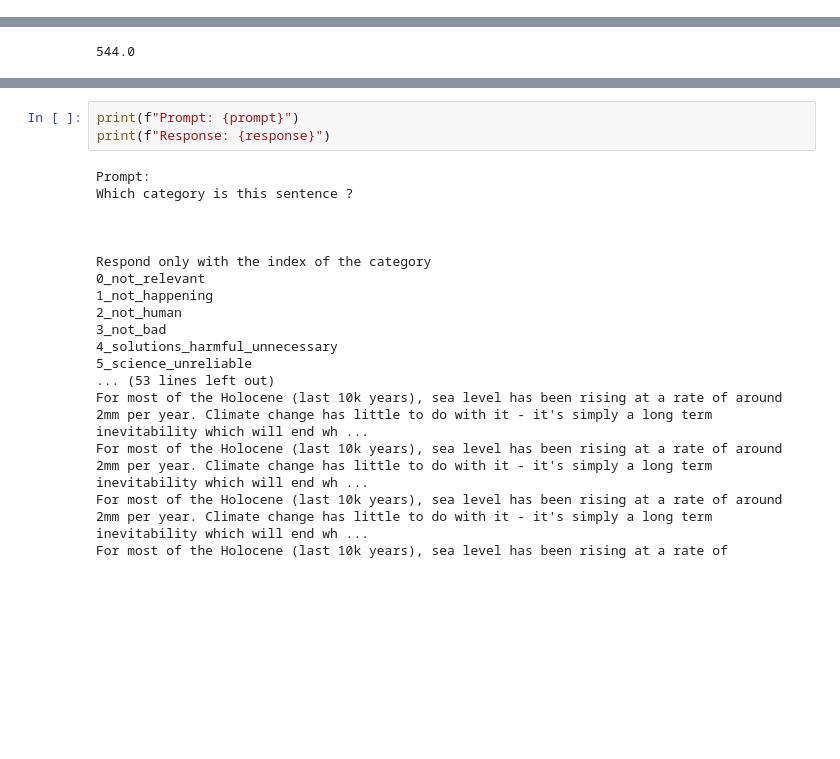
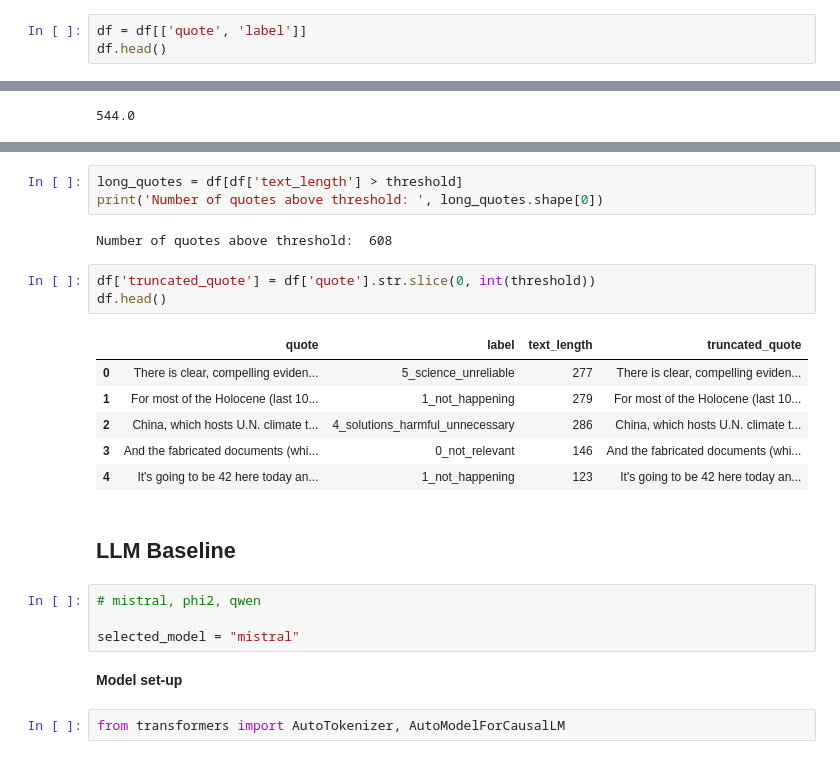
Before and after one commit to Arivima/frugal-ai-challenge, a Jupyter notebook: training/Baseline_text_LLM.ipynb, the cells around one changed output, grey strips where cells are left out. Drawn from its saved outputs; the diff is of its cells as text; blank space fills up the shorter version.

```diff
--- a/training/Baseline_text_LLM.ipynb
+++ b/training/Baseline_text_LLM.ipynb
@@ -46,3 +42,6 @@ df.head()
 df.columns
 # %% [output]
 Index(['quote', 'label', 'source', 'url', 'language', 'subsource', 'id'], dtype='object')
+# %%
+df = df[['quote', 'label']]
+df.head()
@@ -560,21 +133,25 @@ Wall time: 12min 18s
-# %%
-print(f"Prompt: {prompt}")
-print(f"Response: {response}")
-# %% [output]
-Prompt:
-Which category is this sentence ?
-
-
-
-Respond only with the index of the category
-0_not_relevant
-1_not_happening
-2_not_human
-3_not_bad
-4_solutions_harmful_unnecessary
-5_science_unreliable
-... (53 lines left out)
-For most of the Holocene (last 10k years), sea level has been rising at a rate of around 2mm per year. Climate change has little to do with it - it's simply a long term inevitability which will end wh ...
-For most of the Holocene (last 10k years), sea level has been rising at a rate of around 2mm per year. Climate change has little to do with it - it's simply a long term inevitability which will end wh ...
-For most of the Holocene (last 10k years), sea level has been rising at a rate of around 2mm per year. Climate change has little to do with it - it's simply a long term inevitability which will end wh ...
-For most of the Holocene (last 10k years), sea level has been rising at a rate of
+# %%
+long_quotes = df[df['text_length'] > threshold]
+print('Number of quotes above threshold: ', long_quotes.shape[0])
+# %% [output]
+Number of quotes above threshold:  608
+# %%
+df['truncated_quote'] = df['quote'].str.slice(0, int(threshold))
+df.head()
+# %% [output]
+|  | quote | label | text_length | truncated_quote |
+| 0 | There is clear, compelling eviden... | 5_science_unreliable | 277 | There is clear, compelling eviden... |
+| 1 | For most of the Holocene (last 10... | 1_not_happening | 279 | For most of the Holocene (last 10... |
+| 2 | China, which hosts U.N. climate t... | 4_solutions_harmful_unnecessary | 286 | China, which hosts U.N. climate t... |
+| 3 | And the fabricated documents (whi... | 0_not_relevant | 146 | And the fabricated documents (whi... |
+| 4 | It's going to be 42 here today an... | 1_not_happening | 123 | It's going to be 42 here today an... |
+# %% [markdown]
+## LLM Baseline
+# %%
+# mistral, phi2, qwen
+
+selected_model = "mistral"
+# %% [markdown]
+**Model set-up**
+# %%
+from transformers import AutoTokenizer, AutoModelForCausalLM
```
Also changed, not shown: parts of 93 cells of this notebook, 9 other files.
